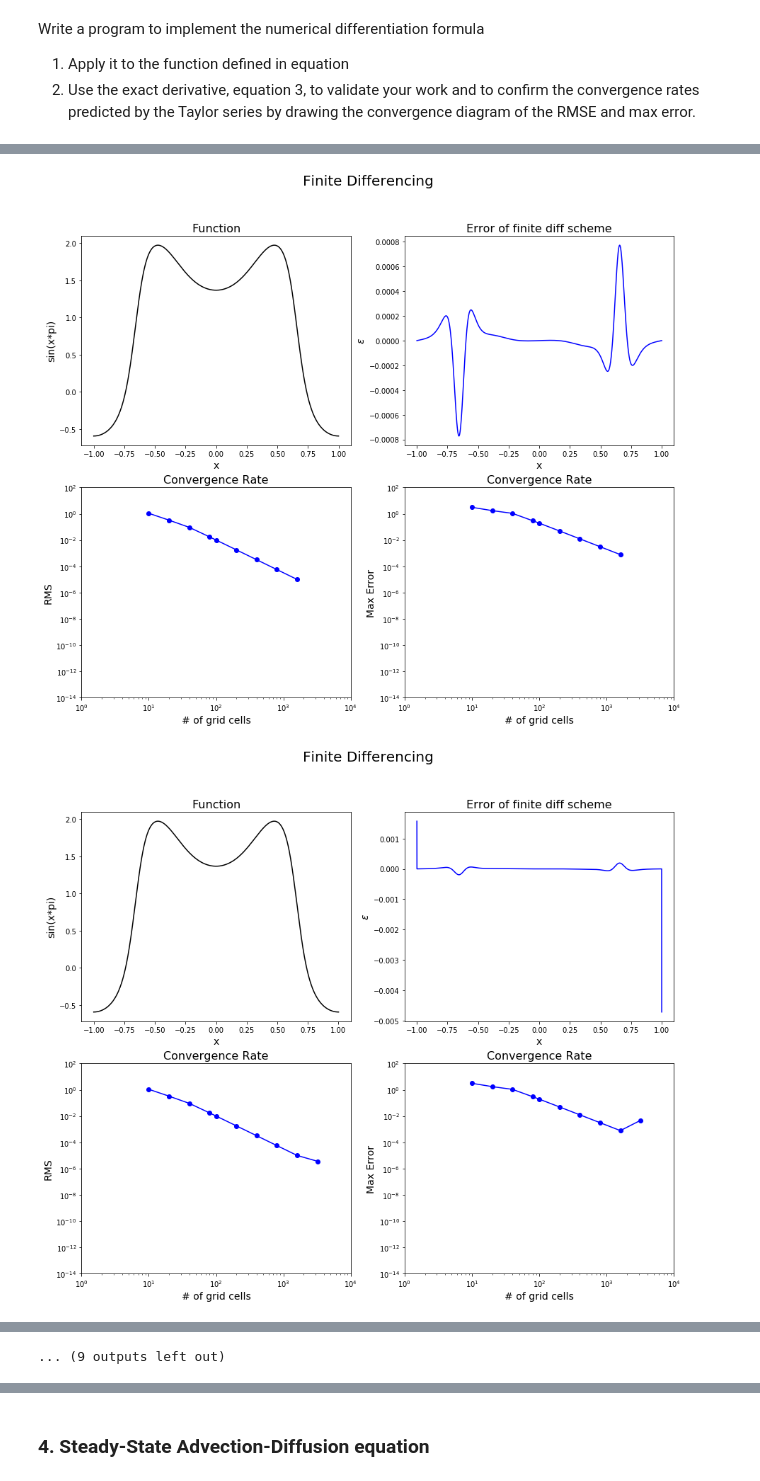
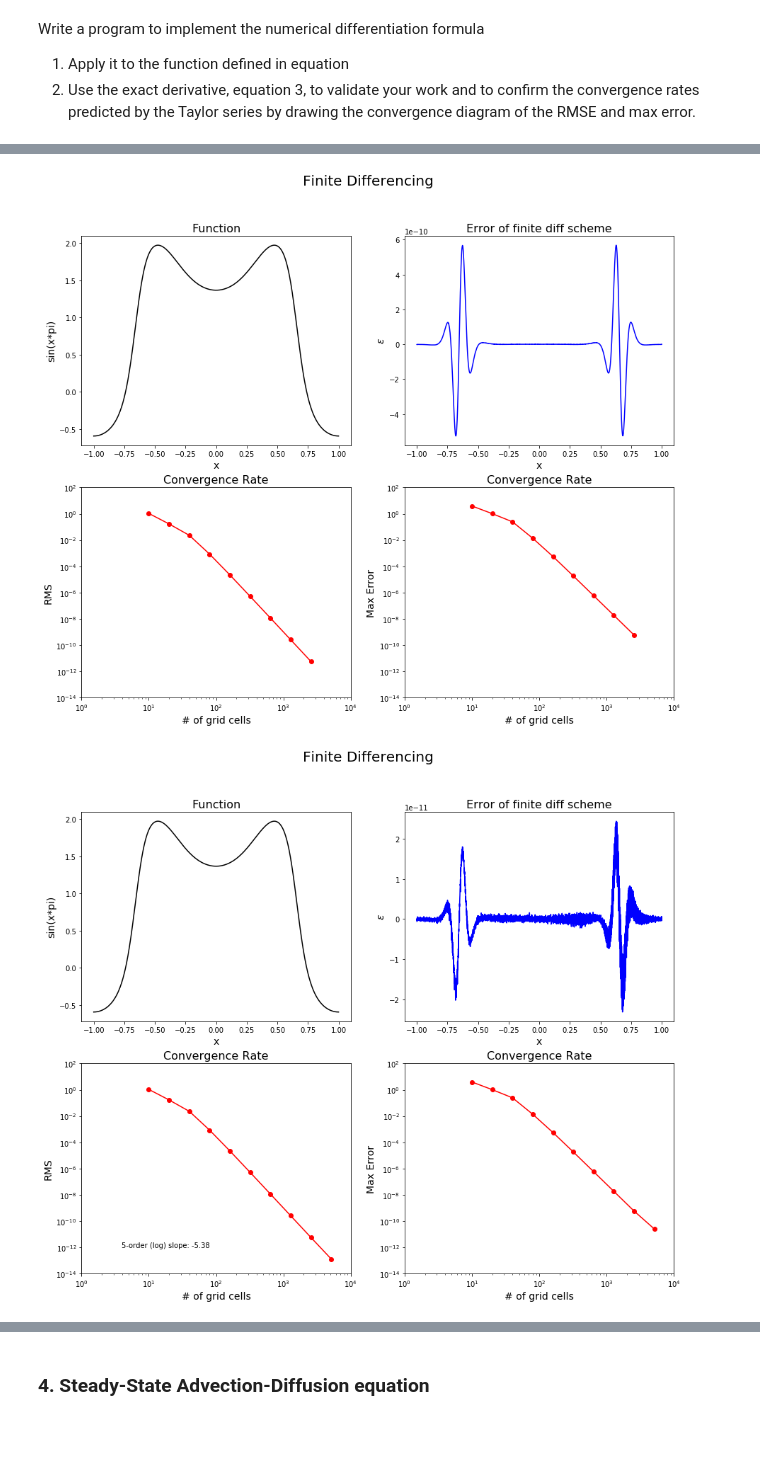
Before and after one commit to kelseymalloy/CFD, a Jupyter notebook: HW1/HW1_FinDiff+AdvDiffEq.ipynb, the cells around one changed output, grey strips where cells are left out. Drawn from its saved outputs; the diff is of its cells as text; code cells hidden in the pictures; blank space fills up the shorter version.

```diff
--- a/HW1/HW1_FinDiff+AdvDiffEq.ipynb
+++ b/HW1/HW1_FinDiff+AdvDiffEq.ipynb
@@ -57,8 +55,8 @@ def func(x,alpha):
     return result
 
 def dfunc(x,alpha):
-    result = np.pi*np.sin(np.pi*x)*(alpha*np.tanh(alpha*(0.5+np.cos(np.pi*x)))**2 - alpha + 2*np.cos(np.pi*x)*np.exp(-1*np.cos(np.pi*x)**2))
-    return result
+    result = np.pi*np.sin(np.pi*x)*(alpha*np.tanh(alpha*(0.5+np.cos(np.pi*x)))**2 - alpha + 2.*np.cos(np.pi*x)*np.exp(-1.*np.cos(np.pi*x)**2))
+    return np.longdouble(result)
 # %%
 # setting up the grid
 xmin,xmax=-1,1
@@ -127,7 +125,7 @@ def cd(func_values,dx,order,periodic):
             deriv_estimate[2] = (-2*func_values[-2] + 15*func_values[0]
                                 -60*func_values[1] + 20*func_values[2]
                                  + 30*func_values[3] - 3*func_values[4] ) / (60*dx)
-            deriv_estimate[1] = (-2*func_values[-3] + 15*func_values[-3]
+            deriv_estimate[1] = (-2*func_values[-3] + 15*func_values[-2]
                                 -60*func_values[0] + 20*func_values[1]
                                 +30*func_values[2] - 3*func_values[3]) / (60*dx)
             deriv_estimate[0] = (-2*func_values[-4] + 15*func_values[-3]
@@ -191,7 +189,7 @@ def plot_iteration(order,num_pts):
     ax3.set_title('Convergence Rate',fontsize=16)
 
     if num_pts == nx[-1] and order==orders[-1]:
-        slope= np.polyfit(np.log(NX[2:-1]),np.log(RMS[2:-1]),1)[0]
+        slope= np.polyfit(np.log(NX[2:]),np.log(RMS[2:]),1)[0]
 
         if len(orders)>1:
             ax3.text(.15, 0.15, str(orders[0])+'-order (log) slope: '+"{:.2f}".format(slope_archive)+'\n'+str(orders[-1])+'-order (log) slope: '+"{:.2f}".format(slope),
@@ -232,8 +230,8 @@ def plot_iteration(order,num_pts):
 # setting up the grid
 xmin,xmax=-1,1
 
-nx=[10,20,40,80,100,200,400,800,1600,3200]
-#nx=[10,20,40,80,160,320,640,1280,2560,5120]
+#nx=[10,20,40,80,100,200,400,800,1600,3200]
+nx=[10,20,40,80,160,320,640,1280,2560,5120]
 print(nx)
 
 nx=np.array(nx)
@@ -280,7 +278,7 @@ for order in orders: # loop through order
             RMSarchive=RMS
             NXarchive=NX
             MAXERRarchive=MAXERR
-            slope_archive = np.polyfit(np.log(NX[2:-1]),np.log(RMS[2:-1]),1)[0]
+            slope_archive = np.polyfit(np.log(NX[2:]),np.log(RMS[2:]),1)[0]
 
         # PLOTTING
         plot_iteration(order,num_pts)
@@ -315,2 +313,2 @@ Max Error for dx=0.000625: 0.004973102947365982
-[figure, old version]
+[figure, new version]
-[figure, old version]
+[figure, new version]
@@ -318,2 +315 @@ Max Error for dx=0.000625: 0.004973102947365982
-... (9 outputs left out)
 # %% [markdown]
```
Also changed, not shown: parts of 4 cells of this notebook, 1 other file.
